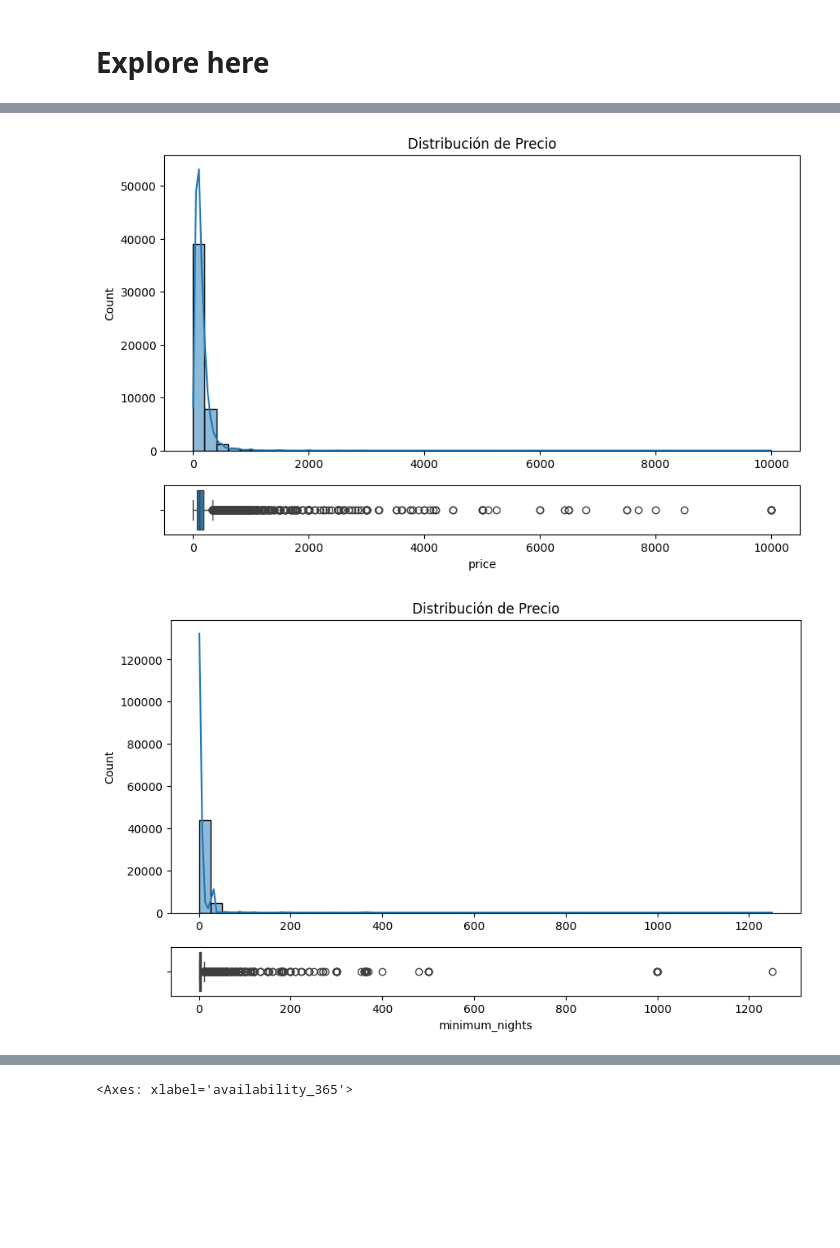
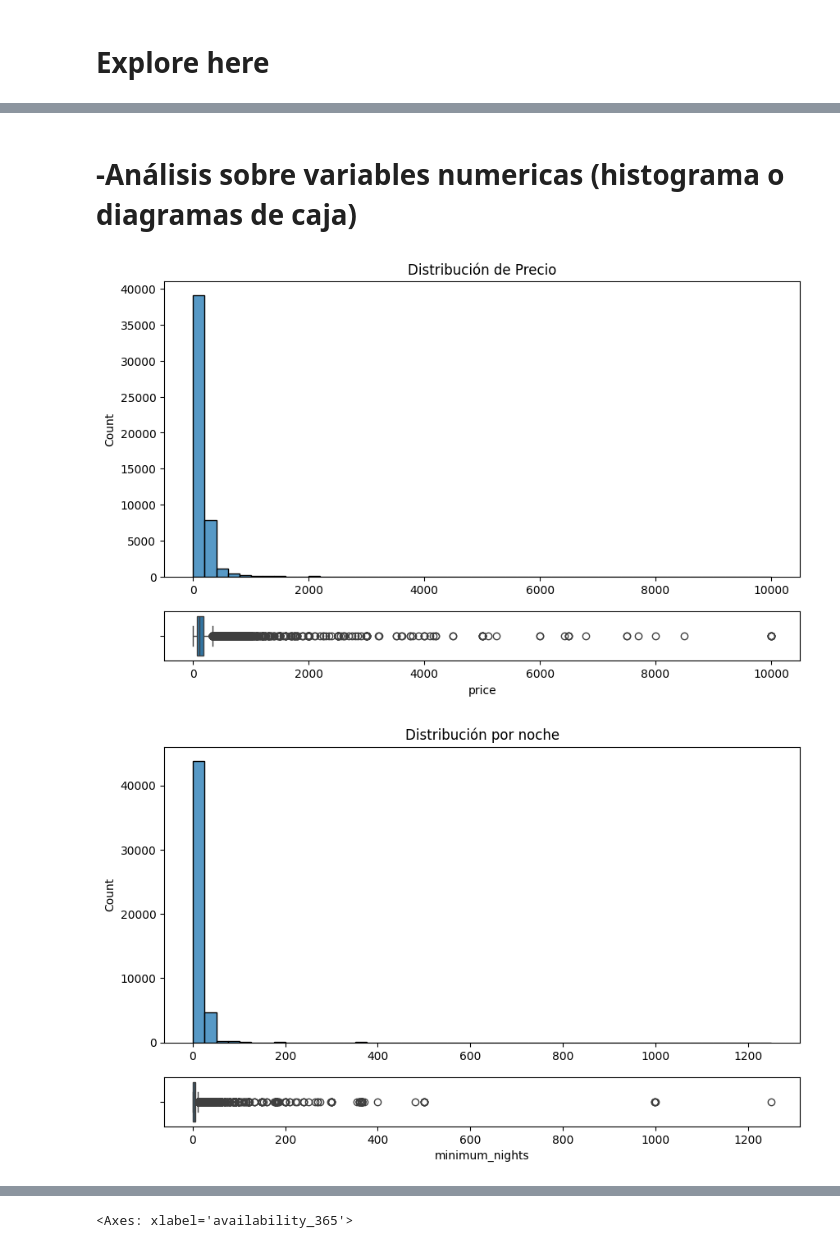
Before and after one commit to 4GeeksAcademy/Antuan-Proyecto-de-Preprocesamiento-de-Datos, a Jupyter notebook: src/explore.ipynb, the cells around one changed output, grey strips where cells are left out. Cells and saved outputs as stored; diff of their text form; code cells hidden in the pictures; blank space fills up the shorter version.

```diff
--- a/src/explore.ipynb
+++ b/src/explore.ipynb
@@ -228,25 +216,19 @@ memory usage: 3.7+ MB
+# %% [markdown]
+# -Análisis sobre variables numericas (histograma o diagramas de caja)
 # %%
-# -Análisis sobre variables numericas (histograma o diagramas de caja)
-
 
 fig, axis = plt.subplots(2, 1, figsize = (10, 6), gridspec_kw={'height_ratios': [6, 1]})
-
-sns.histplot(ax = axis[0], data = df, x = "price", bins=50, kde=True).set(title='Distribución de Precio', xlabel = None)
+sns.histplot(ax = axis[0], data = df, x = "price", bins=50).set(title='Distribución de Precio', xlabel = None)
 sns.boxplot(ax = axis[1], data = df, x = "price")
-
-
 plt.show()
 # %% [output]
-[figure, old version]
+[figure, new version]
 # %%
 fig, axis = plt.subplots(2, 1, figsize = (10, 6), gridspec_kw={'height_ratios': [6, 1]})
-
-sns.histplot(ax = axis[0], data = df, x = "minimum_nights", bins=50, kde=True).set(title='Distribución por noche', xlabel = None)
+sns.histplot(ax = axis[0], data = df, x = "minimum_nights", bins=50).set(title='Distribución por noche', xlabel = None)
 sns.boxplot(ax = axis[1], data = df, x = "minimum_nights")
-
-
 plt.show()
 # %% [output]
-[figure, old version]
+[figure, new version]
 # %%
 fig, axis = plt.subplots(2, 1, figsize = (10, 6), gridspec_kw={'height_ratios': [6, 1]})
```
Also changed, not shown: parts of 72 cells of this notebook.
